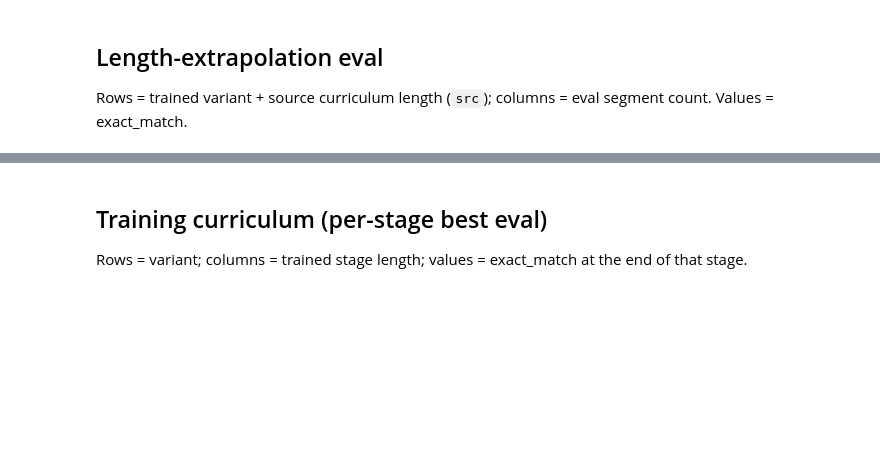
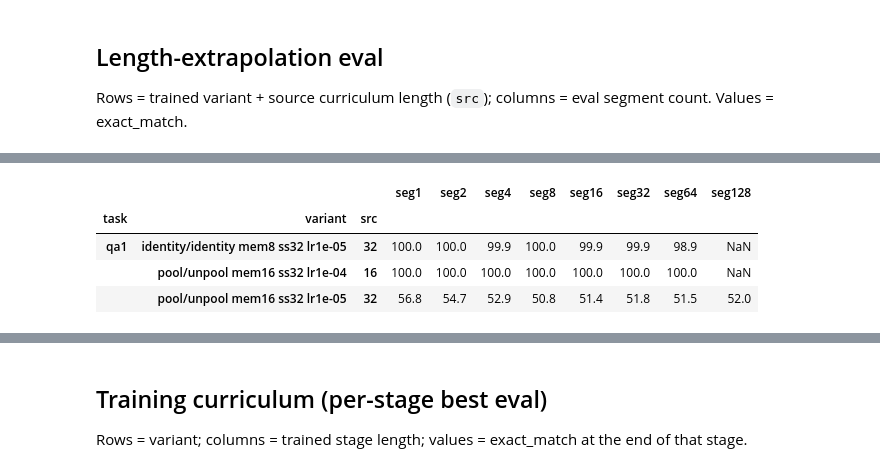
Before and after one commit to booydar/compressing-associations, a Jupyter notebook: notebooks/collect_results_babilong.ipynb, the cells around one changed output, grey strips where cells are left out. Cells and saved outputs as stored; diff of their text form; code cells hidden in the pictures; blank space fills up the shorter version.

```diff
--- a/notebooks/collect_results_babilong.ipynb
+++ b/notebooks/collect_results_babilong.ipynb
@@ -128,4 +132,12 @@ exact_match
 |  | pool/unpool mem16 ss32 lr1e-05 | 32 | 0.568 | 0.547 | 0.529 | 0.508 | 0.514 | 0.518 | 0.515 | 0.520 |
+# %%
+(eval_em * 100).round(1)
+# %% [output]
+|  |  |  | seg1 | seg2 | seg4 | seg8 | seg16 | seg32 | seg64 | seg128 |
+| task | variant | src |  |  |  |  |  |  |  |  |
+| qa1 | identity/identity mem8 ss32 lr1e-05 | 32 | 100.0 | 100.0 | 99.9 | 100.0 | 99.9 | 99.9 | 98.9 | NaN |
+|  | pool/unpool mem16 ss32 lr1e-04 | 16 | 100.0 | 100.0 | 100.0 | 100.0 | 100.0 | 100.0 | 100.0 | NaN |
+|  | pool/unpool mem16 ss32 lr1e-05 | 32 | 56.8 | 54.7 | 52.9 | 50.8 | 51.4 | 51.8 | 51.5 | 52.0 |
 # %%
 print('token_accuracy')
 show(eval_acc) if eval_acc is not None else print('(no eval runs yet)')
```
Also changed, not shown: parts of 7 cells of this notebook, 20 other files.
